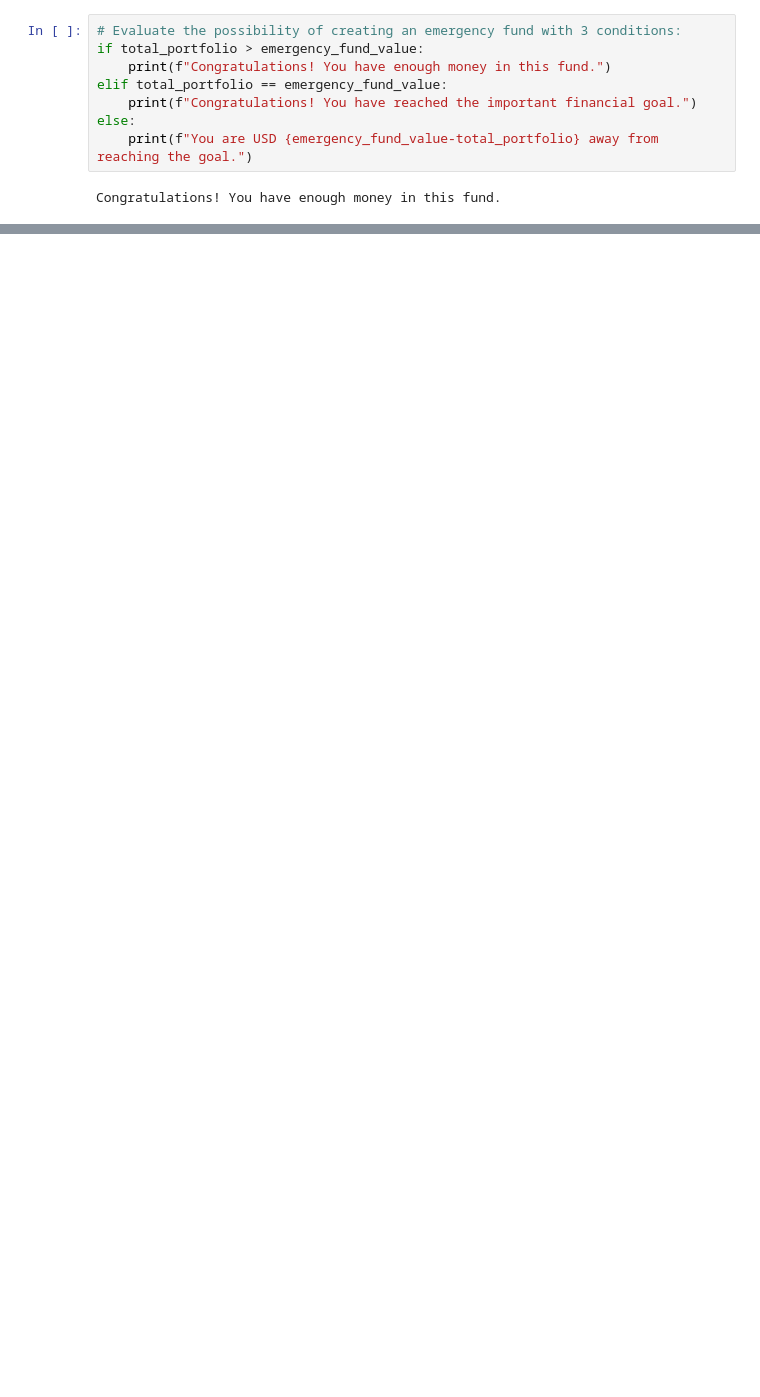
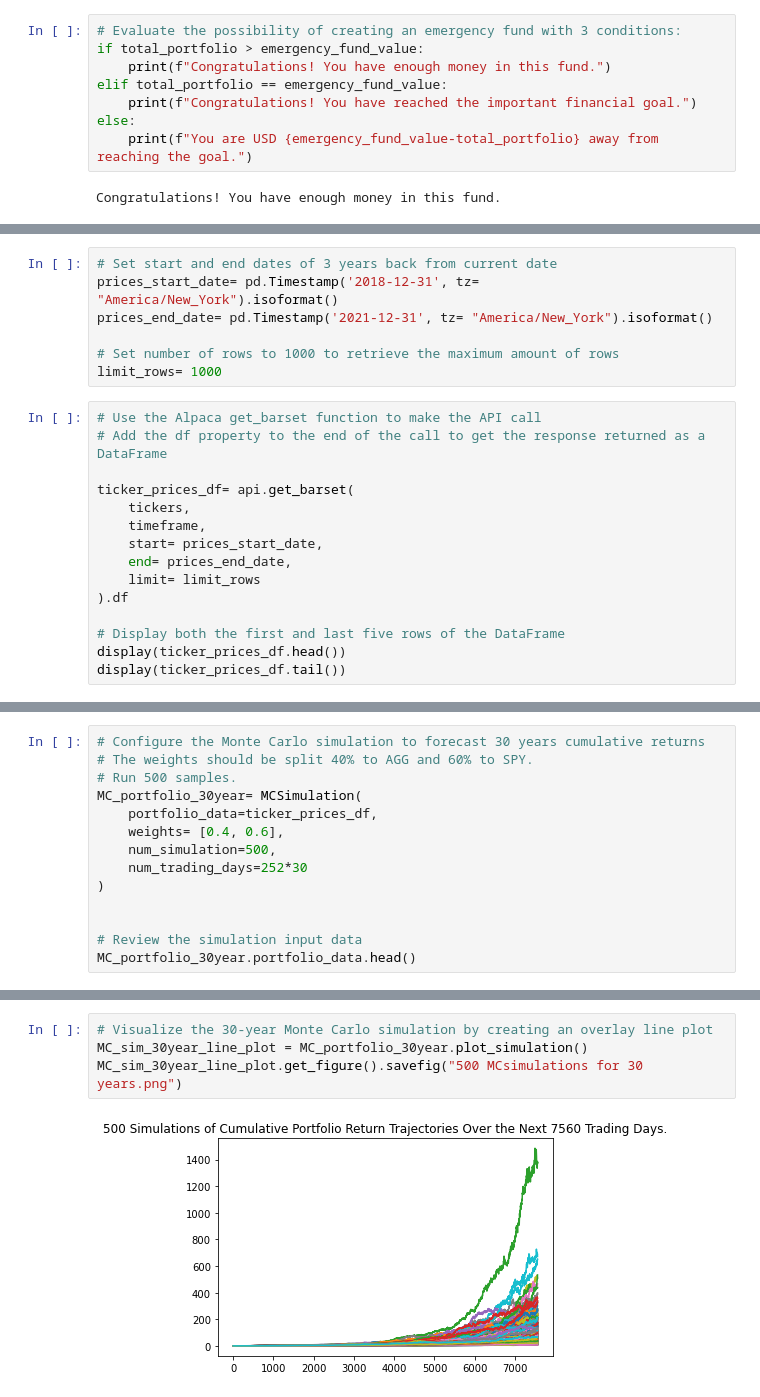
Before and after one commit to shivangiuw/challenge5_financial_planner, a Jupyter notebook: financial_planning_tools.ipynb, the cells around one changed output, grey strips where cells are left out. Cells and saved outputs as stored; diff of their text form; blank space fills up the shorter version.

```diff
--- a/financial_planning_tools.ipynb
+++ b/financial_planning_tools.ipynb
@@ -576,0 +278,22 @@ ci_upper_ten_cumulative_return = # YOUR CODE HERE
+# %%
+# Set start and end dates of 3 years back from current date
+prices_start_date= pd.Timestamp('2018-12-31', tz= "America/New_York").isoformat()
+prices_end_date= pd.Timestamp('2021-12-31', tz= "America/New_York").isoformat()
+
+# Set number of rows to 1000 to retrieve the maximum amount of rows
+limit_rows= 1000
+# %%
+# Use the Alpaca get_barset function to make the API call
+# Add the df property to the end of the call to get the response returned as a DataFrame
+
+ticker_prices_df= api.get_barset(
+    tickers,
+    timeframe,
+    start= prices_start_date,
+    end= prices_end_date,
+    limit= limit_rows
+).df
+
+# Display both the first and last five rows of the DataFrame
+display(ticker_prices_df.head())
+display(ticker_prices_df.tail())
@@ -576,0 +317,14 @@ ci_upper_ten_cumulative_return = # YOUR CODE HERE
+# %%
+# Configure the Monte Carlo simulation to forecast 30 years cumulative returns
+# The weights should be split 40% to AGG and 60% to SPY.
+# Run 500 samples.
+MC_portfolio_30year= MCSimulation(
+    portfolio_data=ticker_prices_df,
+    weights= [0.4, 0.6],
+    num_simulation=500,
+    num_trading_days=252*30
+)
+
+
+# Review the simulation input data
+MC_portfolio_30year.portfolio_data.head()
@@ -576,0 +385,6 @@ ci_upper_ten_cumulative_return = # YOUR CODE HERE
+# %%
+# Visualize the 30-year Monte Carlo simulation by creating an overlay line plot
+MC_sim_30year_line_plot = MC_portfolio_30year.plot_simulation()
+MC_sim_30year_line_plot.get_figure().savefig("500 MCsimulations for 30 years.png")
+# %% [output]
+[figure, added]
```
Also changed, not shown: parts of 97 cells of this notebook.
